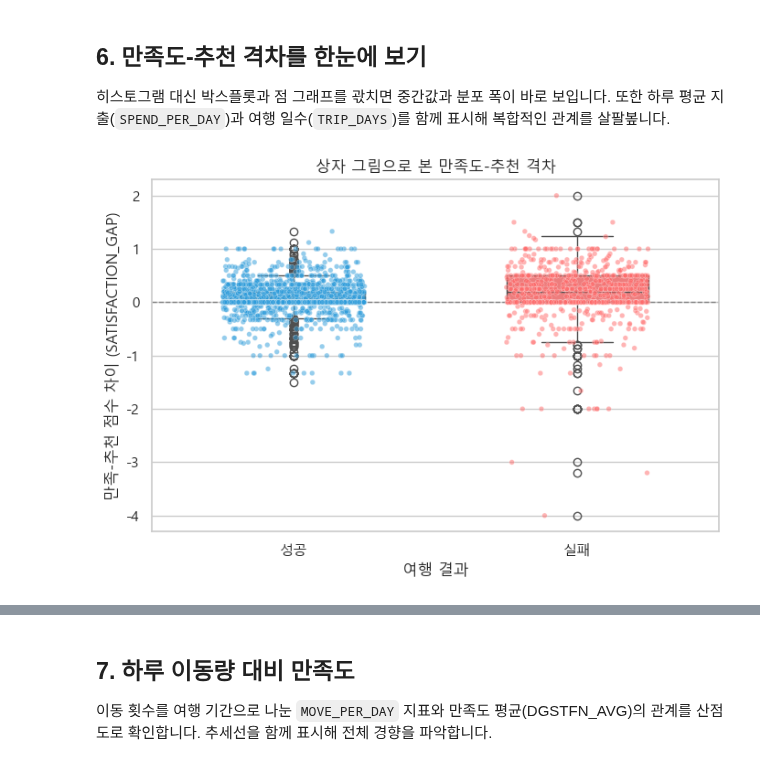
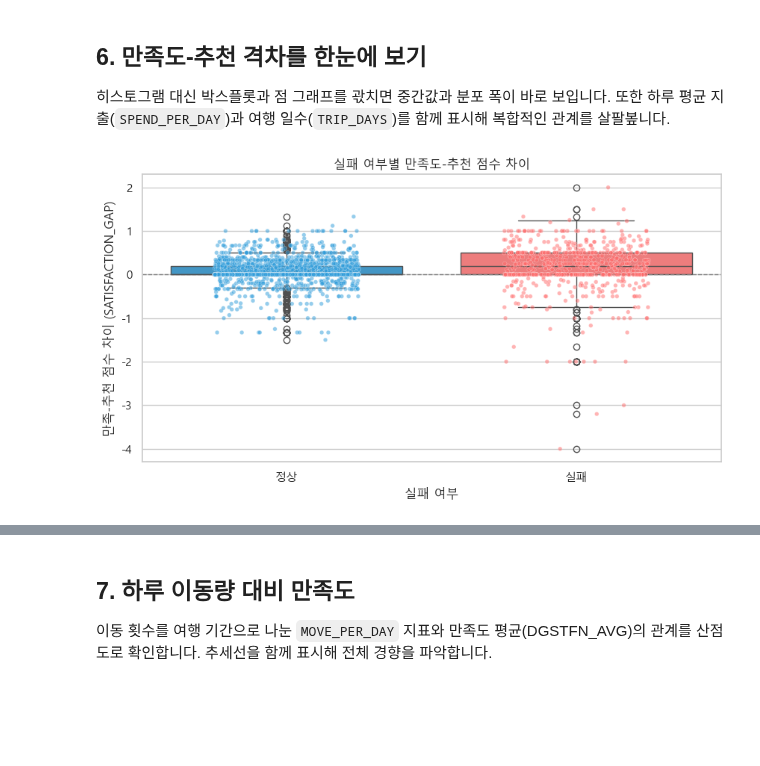
Before and after one commit to SKNetworks-AI19-250818/SKN19-mini-1Team, a Jupyter notebook: preprocessing/notebook/01_EDA.ipynb, the cells around one changed output, grey strips where cells are left out. Saved outputs shown, nothing was run; the diff lists cells and outputs as text; code cells hidden in the pictures; blank space fills up the shorter version.

```diff
--- a/preprocessing/notebook/01_EDA.ipynb
+++ b/preprocessing/notebook/01_EDA.ipynb
@@ -97,14 +125,17 @@ plt.show()
 
 기존 컬럼을 조합해 새로운 정보를 담은 피처를 만들어 두면 다양한 시각화를 빠르게 시도할 수 있습니다. 1일 평균 지출, 하루 이동 횟수, 만족도 차이 등 기본적인 조합 피처를 만들어 봅니다.
 # %%
-# 복합 피처 생성
+# 6) 파생 변수 생성
 travel = travel.copy()
 travel["TOTAL_PAYMENT_SUM"] = travel["ACTIVITY_PAYMENT_SUM"].fillna(0) + travel["LODGING_PAYMENT_SUM"].fillna(0)
 travel["SPEND_PER_DAY"] = travel["TOTAL_PAYMENT_SUM"] / travel["TRIP_DAYS"].replace(0, pd.NA)
 travel["MOVE_PER_DAY"] = travel["MOVE_CNT"] / travel["TRIP_DAYS"].replace(0, pd.NA)
 travel["SATISFACTION_GAP"] = travel["DGSTFN_AVG"] - travel["RCMDTN_AVG"]
-travel["FAILED_LABEL"] = travel["IS_FAILED_TRIP"].map({0: "성공", 1: "실패"})
-travel[["TOTAL_PAYMENT_SUM", "SPEND_PER_DAY", "MOVE_PER_DAY", "SATISFACTION_GAP", "FAILED_LABEL"]].head()
+travel["FAILED_LABEL"] = travel["IS_FAILED_TRIP"].map({0: "정상", 1: "실패"})
+
+travel[
+    ["TOTAL_PAYMENT_SUM", "SPEND_PER_DAY", "MOVE_PER_DAY", "SATISFACTION_GAP", "FAILED_LABEL"]
+].head()
 # %% [output]
 |  | TOTAL_PAYMENT_SUM | SPEND_PER_DAY | MOVE_PER_DAY | SATISFACTION_GAP | FAILED_LABEL |
 | 0 | 0 | 0.000000 | 3.000000 | 0.33 | 실패 |
@@ -118,77 +149,90 @@ travel[["TOTAL_PAYMENT_SUM", "SPEND_PER_DAY", "MOVE_PER_DAY", "SATISFACTION_GAP"
 히스토그램 대신 박스플롯과 점 그래프를 곿치면 중간값과 분포 폭이 바로 보입니다.
 또한 하루 평균 지출(`SPEND_PER_DAY`)과 여행 일수(`TRIP_DAYS`)를 함께 표시해 복합적인 관계를 살팔봎니다.
 # %%
+# 7-1) 실패 여부별 만족도-추천 점수 차이(Box + Strip)
+gap_data = travel.dropna(subset=["SATISFACTION_GAP", "FAILED_LABEL"]).copy()
+category_order = ["정상", "실패"]
+palette_list = ["#2D9CDB", "#FF6B6B"]
 
-# 1. Boxplot + Stripplot
-gap_data = travel.dropna(subset=["SATISFACTION_GAP", "FAILED_LABEL"]).copy()
+# category_order 자동 정렬 해제
+gap_data['FAILED_LABEL'] = pd.Categorical(
+    gap_data['FAILED_LABEL'], categories=category_order, ordered=True
+)
 
-palette_map = {"성공": "#2D9CDB", "실패": "#FF6B6B"}
-category_order = ["성공", "실패"]
-
-plt.figure(figsize=(8, 5))
-
-# Boxplot: hue 인자를 추가하여 경고 해결
+plt.figure(figsize=(10, 5))
 sns.boxplot(
     data=gap_data,
+    hue="FAILED_LABEL",
     x="FAILED_LABEL",
     y="SATISFACTION_GAP",
+    legend=False,
     order=category_order,
-    palette=palette_map,
-    hue="FAILED_LABEL",  # x축 변수를 hue에도 지정
-    legend=False,        # 범례는 불필요하므로 비활성화
-    width=0.5
+    palette=palette_list,
 )
-
-# Stripplot: hue 인자를 추가하여 경고 해결
 sns.stripplot(
     data=gap_data,
+    hue="FAILED_LABEL",
     x="FAILED_LABEL",
     y="SATISFACTION_GAP",
+    legend=False,
     order=category_order,
-    palette=palette_map,
-    hue="FAILED_LABEL",  # x축 변수를 hue에도 지정
-    legend=False,        # 범례는 불필요하므로 비활성화
+    palette=palette_list,
     jitter=0.25,
     alpha=0.5,
     size=4,
     edgecolor="white",
-    linewidth=0.3
+    linewidth=0.3,
 )
-
-plt.title("상자 그림으로 본 만족도-추천 격차")
-plt.xlabel("여행 결과")
+plt.title("실패 여부별 만족도-추천 점수 차이")
+plt.xlabel("실패 여부")
 plt.ylabel("만족-추천 점수 차이 (SATISFACTION_GAP)")
 plt.axhline(0, linestyle="--", color="gray", linewidth=1)
 plt.show()
 
-# 2. Scatterplot
+# 7-2) 1일 지출과 만족도 차이 산점도
 scatter_data = gap_data.dropna(subset=["SPEND_PER_DAY", "TRIP_DAYS"]).copy()
-upper_limit = scatter_data["SPEND_PER_DAY"].quantile(0.97)
-scatter_data = scatter_data[scatter_data["SPEND_PER_DAY"] <= upper_limit]
+spend_upper_limit = scatter_data["SPEND_PER_DAY"].quantile(0.97)
+scatter_data = scatter_data[scatter_data["SPEND_PER_DAY"] <= spend_upper_limit]
 
-plt.figure(figsize=(8, 5))
+plt.figure(figsize=(10, 5))
 sns.scatterplot(
     data=scatter_data,
     x="SPEND_PER_DAY",
     y="SATISFACTION_GAP",
     hue="FAILED_LABEL",
-    style="FAILED_LABEL",
     hue_order=category_order,
-    style_order=category_order,
-    palette=palette_map,
-    markers={"성공": "o", "실패": "X"},
-    size="TRIP_DAYS",
-    sizes=(30, 200),
+    palette=palette_list,
+    s=60,
     alpha=0.7,
     edgecolor="white",
-    linewidth=0.3
+    linewidth=0.3,
 )
 
-plt.title("하루 평균 지출·만족·추천 격차")
-plt.xlabel("하루 평균 지출 (SPEND_PER_DAY)")
+plt.title("1일 지출 vs 만족-추천 점수 차이")
+plt.xlabel("1일 지출 금액 (SPEND_PER_DAY)")
 plt.ylabel("만족-추천 점수 차이 (SATISFACTION_GAP)")
 plt.axhline(0, linestyle="--", color="gray", linewidth=1)
-plt.legend(title="여행 결과", loc="upper right")
+plt.legend(title="실패 여부", loc="upper right")
 plt.show()
+
+# 7-3) 1일 지출과 만족도 차이 산점도
+scatter_data = gap_data.dropna(subset=["SPEND_PER_DAY", "TRIP_DAYS"]).copy()
+spend_upper_limit = scatter_data["SPEND_PER_DAY"].quantile(0.85)
+scatter_data = scatter_data[scatter_data["SPEND_PER_DAY"] <= spend_upper_limit]
+
+plt.figure(figsize=(10, 5))
+sns.regplot(
+    data=scatter_data,
+    x="SPEND_PER_DAY",
+    y="SATISFACTION_GAP",
+    scatter_kws={"alpha":0.3},
+    line_kws={"color": "#FF6B6B"}
+)
+
+plt.title("1일 지출 vs 만족-추천 점수 차이")
+plt.xlabel("1일 지출 금액 (SPEND_PER_DAY)")
+plt.ylabel("만족-추천 점수 차이 (SATISFACTION_GAP)")
+plt.axhline(0, linestyle="--", color="gray", linewidth=1)
+plt.show()
 # %% [output]
-[figure, old version]
+[figure, new version]
```
Also changed, not shown: parts of 10 cells of this notebook, 1 other file.
